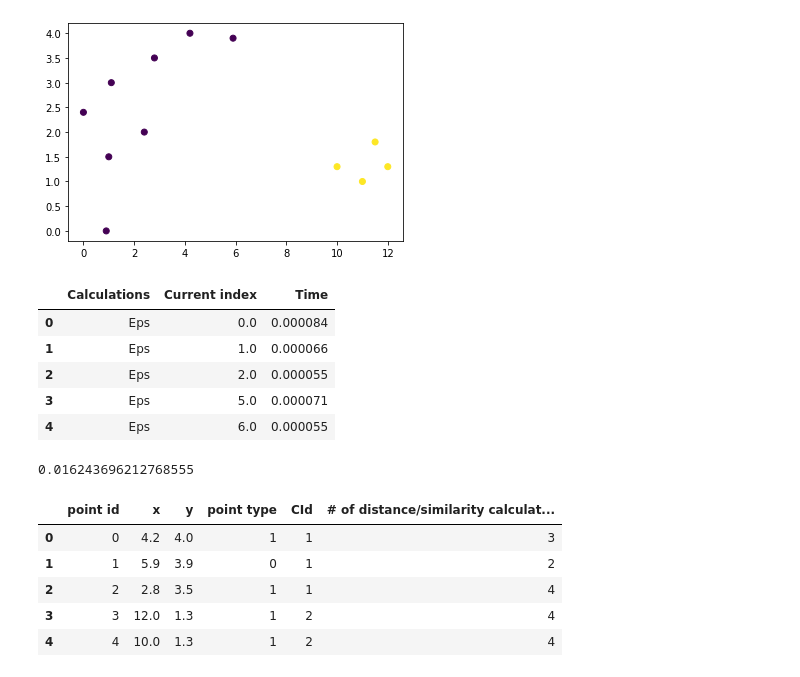
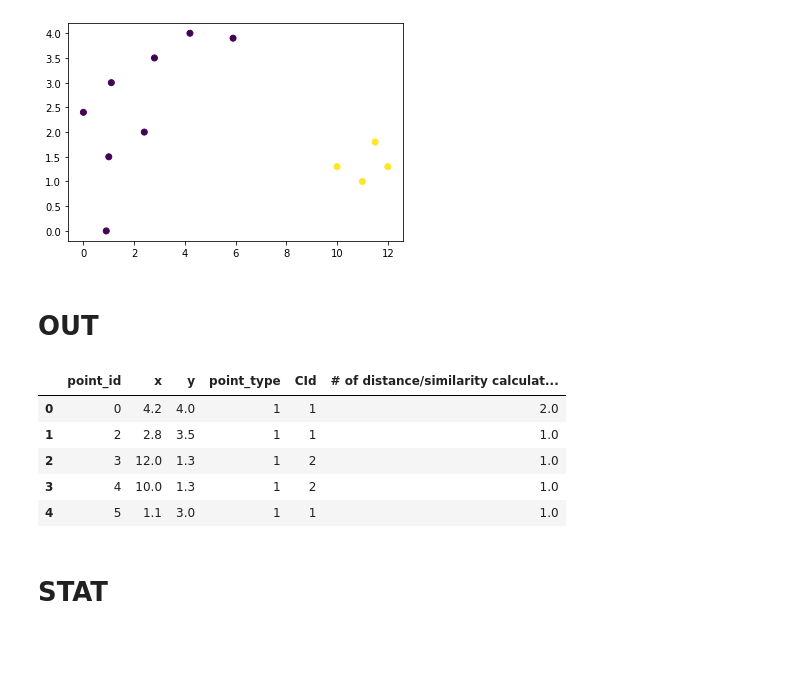
Before and after one commit to arek544/DBSCAN, a Jupyter notebook: notebooks/lecture_dataset_dbscan.ipynb, the cells around one changed output. Cells and saved outputs as stored; diff of their text form; code cells hidden in the pictures; blank space fills up the shorter version.

```diff
--- a/notebooks/lecture_dataset_dbscan.ipynb
+++ b/notebooks/lecture_dataset_dbscan.ipynb
@@ -62,44 +66,36 @@ display_points(algorithm.X, algorithm.y_pred)
 score = evaluate(algorithm.y_pred, y, algorithm.X)
 # %% [output]
 [figure]
-# %%
-log_info = pd.read_csv( f'./out/LOG_{name}.log', names=['Calculations', 'Current index', 'Time'])
-log_info.head()
-# %% [output]
-|  | Calculations | Current index | Time |
-| 0 | Eps | 0.0 | 0.000084 |
-| 1 | Eps | 1.0 | 0.000066 |
-| 2 | Eps | 2.0 | 0.000055 |
-| 3 | Eps | 5.0 | 0.000071 |
-| 4 | Eps | 6.0 | 0.000055 |
+# %% [markdown]
+# OUT
 # %%
-timer_out = time.time()
+timer_start = time.time()
+logs = algorithm.get_logs()
+mask = logs['operation'] == 'similarity_calculation'
+similarity_calculation = logs[mask].groupby('point_id').sum().reset_index().drop(columns=['time [ms]'])
+similarity_calculation.rename(columns={'value': '# of distance/similarity calculations'}, inplace=True)
+
 out = pd.DataFrame({
-    'point id': np.arange(dataset.n_rows),
+    'point_id': np.arange(dataset.n_rows),
     'x': algorithm.X[:, 0],
     'y': algorithm.X[:, 1],
-    # '# of distance/similarity calculations': [], ?????
-    'point type': algorithm.state, # 1 - core, 0 - border, -1 - noise
+    'point_type': algorithm.state, # 1 - core, 0 - border, -1 - noise
     'CId': algorithm.y_pred # clusters: cluster identifier or -1 in the case of noise points
 })
 
-out = out.merge(pd.DataFrame({
-    'point id': algorithm.number_of_calc.keys(),
-    '# of distance/similarity calculations': algorithm.number_of_calc.values()
-}), on='point id')
-
+out = out.merge(similarity_calculation, on='point_id')
 out.to_csv(f'./out/OUT_{name}.csv', index=False)
-out_time = time.time() - timer_out
-print(out_time)
+saving_OUT_time = (time.time() - timer_start) * 1000
 out.head()
 # %% [output]
-0.016243696212768555
-|  | point id | x | y | point type | CId | # of distance/similarity calculat... |
-| 0 | 0 | 4.2 | 4.0 | 1 | 1 | 3 |
-| 1 | 1 | 5.9 | 3.9 | 0 | 1 | 2 |
-| 2 | 2 | 2.8 | 3.5 | 1 | 1 | 4 |
-| 3 | 3 | 12.0 | 1.3 | 1 | 2 | 4 |
-| 4 | 4 | 10.0 | 1.3 | 1 | 2 | 4 |
+|  | point_id | x | y | point_type | CId | # of distance/similarity calculat... |
+| 0 | 0 | 4.2 | 4.0 | 1 | 1 | 2.0 |
+| 1 | 2 | 2.8 | 3.5 | 1 | 1 | 1.0 |
+| 2 | 3 | 12.0 | 1.3 | 1 | 2 | 1.0 |
+| 3 | 4 | 10.0 | 1.3 | 1 | 2 | 1.0 |
+| 4 | 5 | 1.1 | 3.0 | 1 | 1 | 1.0 |
+# %% [markdown]
+# STAT
 # %%
 timer_stat = time.time()
 stat = pd.DataFrame({
```
Also changed, not shown: parts of 11 cells of this notebook, 3 other files.
